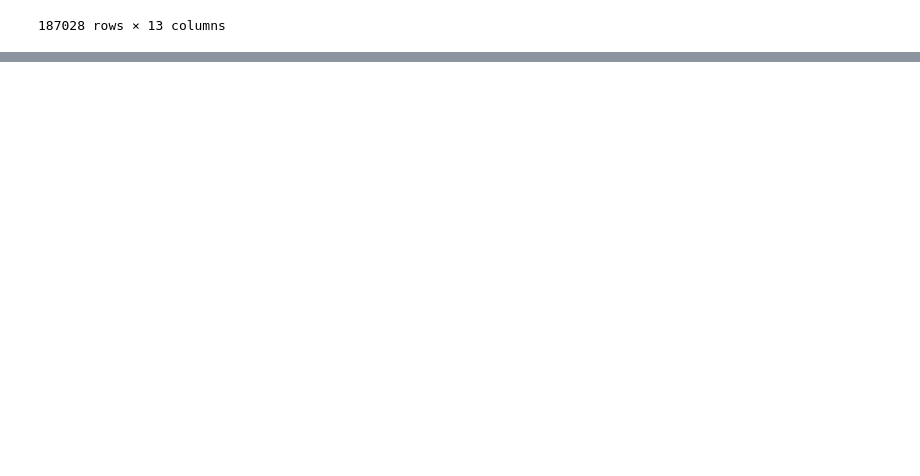
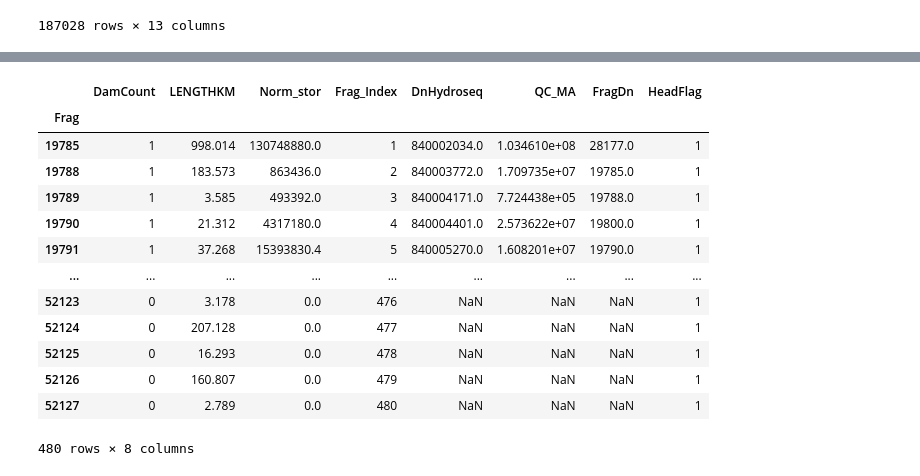
Before and after one commit to rspinti/River_bifurcation, a Jupyter notebook: archive/Rachel_testing/fragment_analysis_byHUC.ipynb, the cells around one changed output, grey strips where cells are left out. Drawn from its saved outputs; the diff is of its cells as text; code cells hidden in the pictures; blank space fills up the shorter version.

```diff
--- a/archive/Rachel_testing/fragment_analysis_byHUC.ipynb
+++ b/archive/Rachel_testing/fragment_analysis_byHUC.ipynb
@@ -142,0 +169,18 @@ col_seg_up
+# %%
+red_frag2 = pd.read_csv(gdrive/'all_csvs_from_Rachel_testing/Red_fragments.csv', index_col=0)
+red_frag2
+# %% [output]
+|  | DamCount | LENGTHKM | Norm_stor | Frag_Index | DnHydroseq | QC_MA | FragDn | HeadFlag |
+| Frag |  |  |  |  |  |  |  |  |
+| 19785 | 1 | 998.014 | 130748880.0 | 1 | 840002034.0 | 1.034610e+08 | 28177.0 | 1 |
+| 19788 | 1 | 183.573 | 863436.0 | 2 | 840003772.0 | 1.709735e+07 | 19785.0 | 1 |
+| 19789 | 1 | 3.585 | 493392.0 | 3 | 840004171.0 | 7.724438e+05 | 19788.0 | 1 |
+| 19790 | 1 | 21.312 | 4317180.0 | 4 | 840004401.0 | 2.573622e+07 | 19800.0 | 1 |
+| 19791 | 1 | 37.268 | 15393830.4 | 5 | 840005270.0 | 1.608201e+07 | 19790.0 | 1 |
+| ... | ... | ... | ... | ... | ... | ... | ... | ... |
+| 52123 | 0 | 3.178 | 0.0 | 476 | NaN | NaN | NaN | 1 |
+| 52124 | 0 | 207.128 | 0.0 | 477 | NaN | NaN | NaN | 1 |
+| 52125 | 0 | 16.293 | 0.0 | 478 | NaN | NaN | NaN | 1 |
+| 52126 | 0 | 160.807 | 0.0 | 479 | NaN | NaN | NaN | 1 |
+| 52127 | 0 | 2.789 | 0.0 | 480 | NaN | NaN | NaN | 1 |
+480 rows × 8 columns
```
Also changed, not shown: parts of 8 cells of this notebook, 10 other files.
